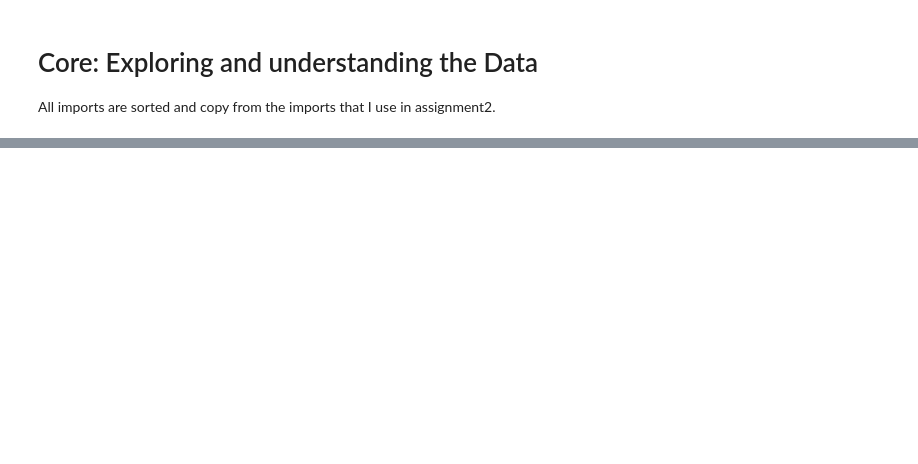
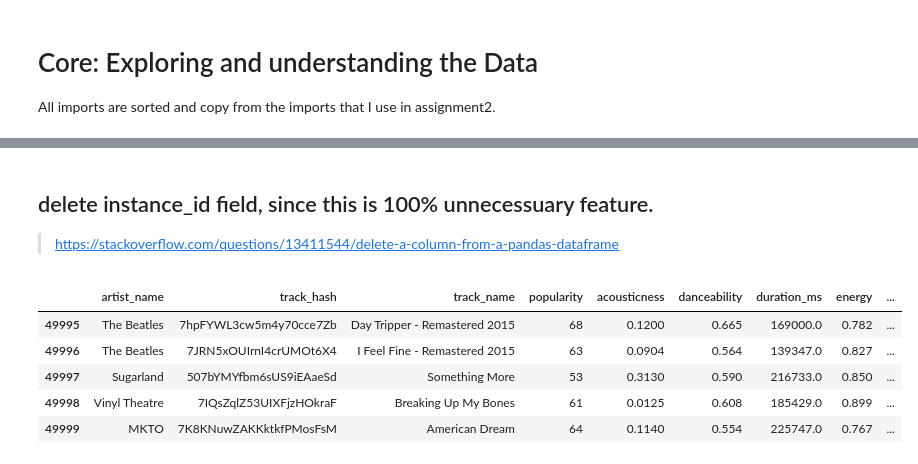
Before and after one commit to Yun-K/comp309_a3, a Jupyter notebook: a3.ipynb, the cells around one changed output, grey strips where cells are left out. Drawn from its saved outputs; the diff is of its cells as text; code cells hidden in the pictures; blank space fills up the shorter version.

```diff
--- a/a3.ipynb
+++ b/a3.ipynb
@@ -127,0 +196,14 @@ missing feature and values:
+# %% [markdown]
+## delete instance_id field, since this is 100% unnecessuary feature.
+> https://stackoverflow.com/questions/13411544/delete-a-column-from-a-pandas-dataframe
+# %%
+# the index of instance_id is 0
+merged_dataset.drop(merged_dataset.columns[[0]], axis=1, inplace=True)
+merged_dataset.tail()  # check if it delete successfully
+# %% [output]
+|  | artist_name | track_hash | track_name | popularity | acousticness | danceability | duration_ms | energy | ... |
+| 49995 | The Beatles | 7hpFYWL3cw5m4y70cce7Zb | Day Tripper - Remastered 2015 | 68 | 0.1200 | 0.665 | 169000.0 | 0.782 | ... |
+| 49996 | The Beatles | 7JRN5xOUIrnI4crUMOt6X4 | I Feel Fine - Remastered 2015 | 63 | 0.0904 | 0.564 | 139347.0 | 0.827 | ... |
+| 49997 | Sugarland | 507bYMYfbm6sUS9iEAaeSd | Something More | 53 | 0.3130 | 0.590 | 216733.0 | 0.850 | ... |
+| 49998 | Vinyl Theatre | 7IQsZqlZ53UIXFjzHOkraF | Breaking Up My Bones | 61 | 0.0125 | 0.608 | 185429.0 | 0.899 | ... |
+| 49999 | MKTO | 7K8KNuwZAKKktkfPMosFsM | American Dream | 64 | 0.1140 | 0.554 | 225747.0 | 0.767 | ... |
```
Also changed, not shown: parts of 24 cells of this notebook, 6 other files.
